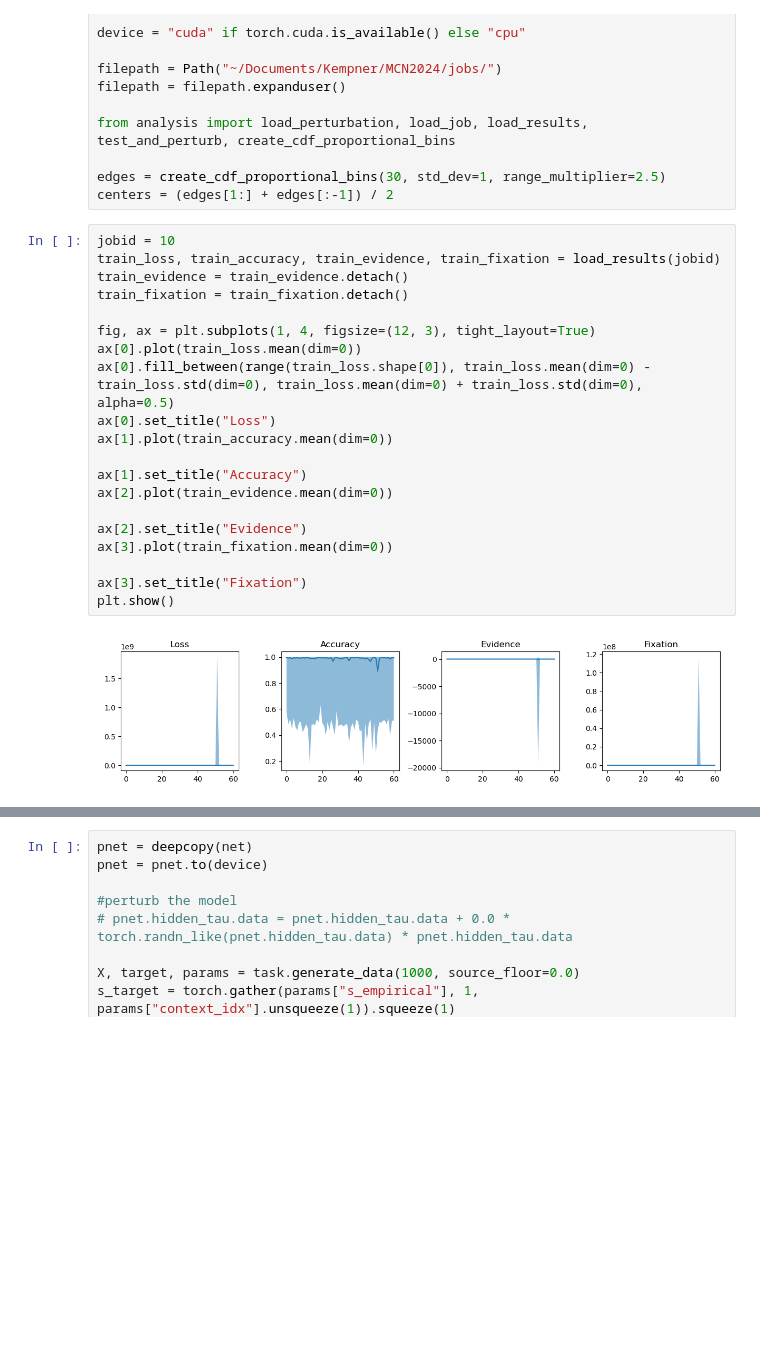
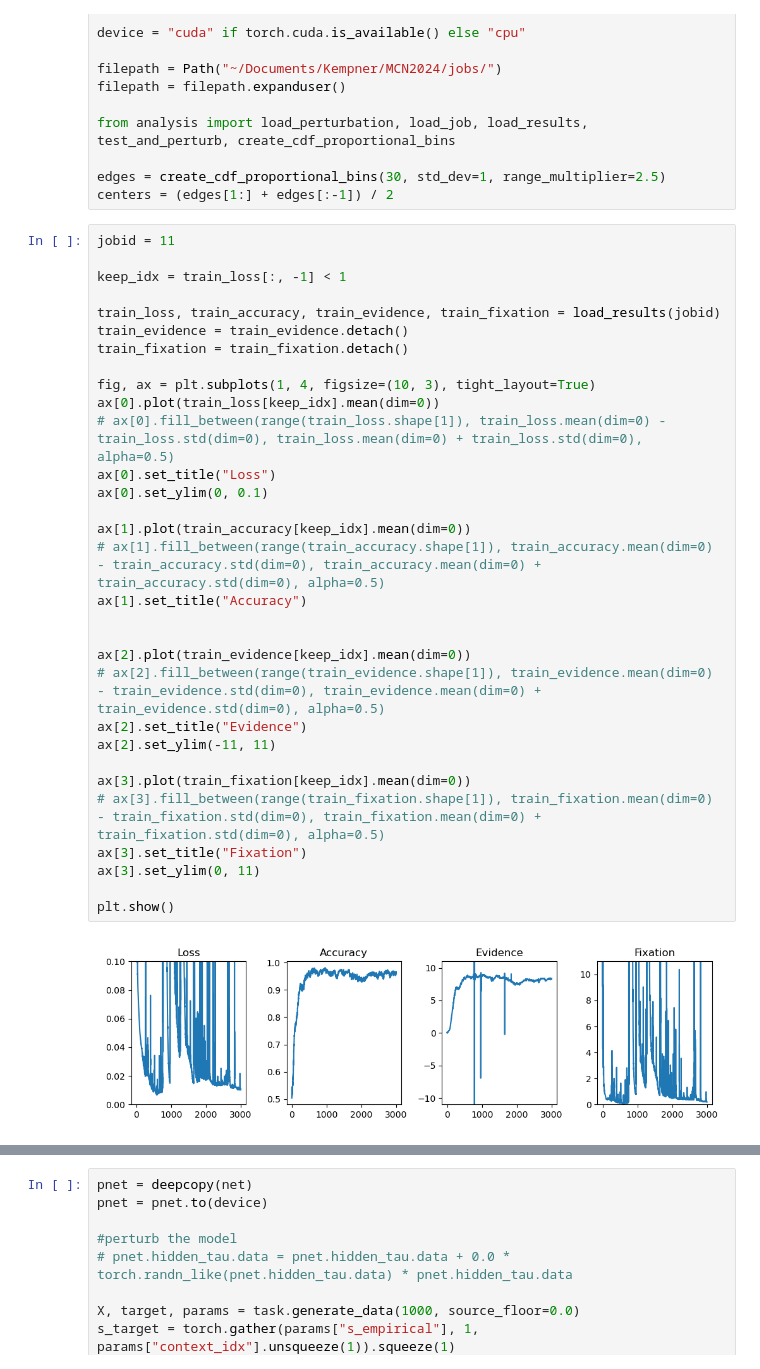
Before and after one commit to landoskape/mcn2024-psets, a Jupyter notebook: intrinsic-excitability/perturb.ipynb, the cells around one changed output, grey strips where cells are left out. Saved outputs shown, nothing was run; the diff lists cells and outputs as text; blank space fills up the shorter version.

Commit message:
testing and plotting

```diff
--- a/intrinsic-excitability/perturb.ipynb
+++ b/intrinsic-excitability/perturb.ipynb
@@ -26,27 +26,38 @@ from analysis import load_perturbation, load_job, load_results, test_and_perturb
 edges = create_cdf_proportional_bins(30, std_dev=1, range_multiplier=2.5)
 centers = (edges[1:] + edges[:-1]) / 2
 # %%
-jobid = 10
+jobid = 11
+
+keep_idx = train_loss[:, -1] < 1
+
 train_loss, train_accuracy, train_evidence, train_fixation = load_results(jobid)
 train_evidence = train_evidence.detach()
 train_fixation = train_fixation.detach()
 
-fig, ax = plt.subplots(1, 4, figsize=(12, 3), tight_layout=True)
-ax[0].plot(train_loss.mean(dim=0))
-ax[0].fill_between(range(train_loss.shape[0]), train_loss.mean(dim=0) - train_loss.std(dim=0), train_loss.mean(dim=0) + train_loss.std(dim=0), alpha=0.5)
+fig, ax = plt.subplots(1, 4, figsize=(10, 3), tight_layout=True)
+ax[0].plot(train_loss[keep_idx].mean(dim=0))
+# ax[0].fill_between(range(train_loss.shape[1]), train_loss.mean(dim=0) - train_loss.std(dim=0), train_loss.mean(dim=0) + train_loss.std(dim=0), alpha=0.5)
 ax[0].set_title("Loss")
-ax[1].plot(train_accuracy.mean(dim=0))
+ax[0].set_ylim(0, 0.1)
 
+ax[1].plot(train_accuracy[keep_idx].mean(dim=0))
+# ax[1].fill_between(range(train_accuracy.shape[1]), train_accuracy.mean(dim=0) - train_accuracy.std(dim=0), train_accuracy.mean(dim=0) + train_accuracy.std(dim=0), alpha=0.5)
 ax[1].set_title("Accuracy")
-ax[2].plot(train_evidence.mean(dim=0))
 
+
+ax[2].plot(train_evidence[keep_idx].mean(dim=0))
+# ax[2].fill_between(range(train_evidence.shape[1]), train_evidence.mean(dim=0) - train_evidence.std(dim=0), train_evidence.mean(dim=0) + train_evidence.std(dim=0), alpha=0.5)
 ax[2].set_title("Evidence")
-ax[3].plot(train_fixation.mean(dim=0))
+ax[2].set_ylim(-11, 11)
 
+ax[3].plot(train_fixation[keep_idx].mean(dim=0))
+# ax[3].fill_between(range(train_fixation.shape[1]), train_fixation.mean(dim=0) - train_fixation.std(dim=0), train_fixation.mean(dim=0) + train_fixation.std(dim=0), alpha=0.5)
 ax[3].set_title("Fixation")
+ax[3].set_ylim(0, 11)
+
 plt.show()
 # %% [output]
-[figure, old version]
+[figure, new version]
 # %%
 # Load trained model and results
 
```
Also changed, not shown: parts of 6 cells of this notebook, 1 other file.
